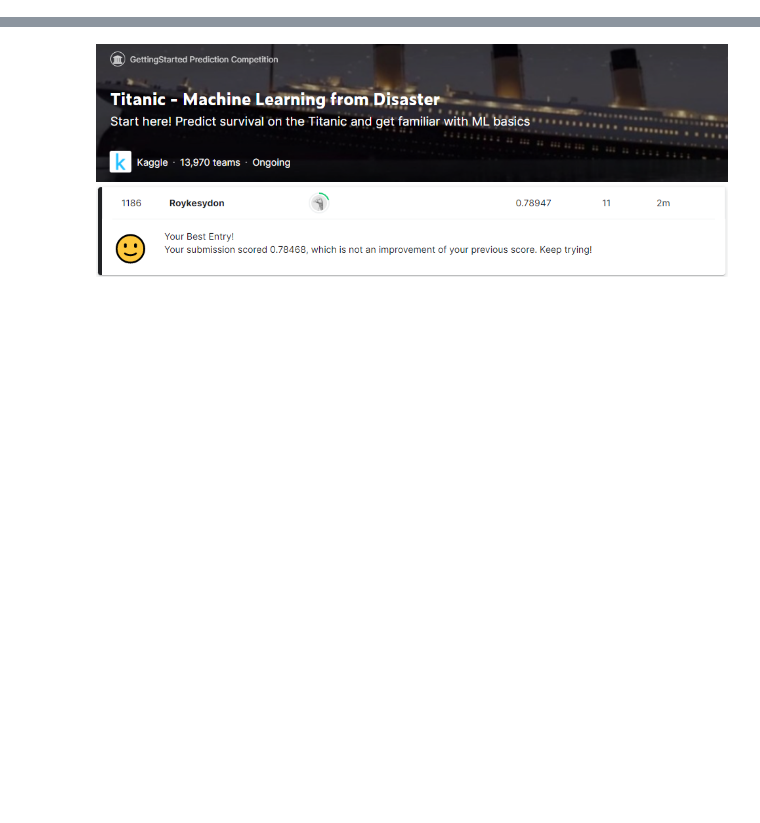
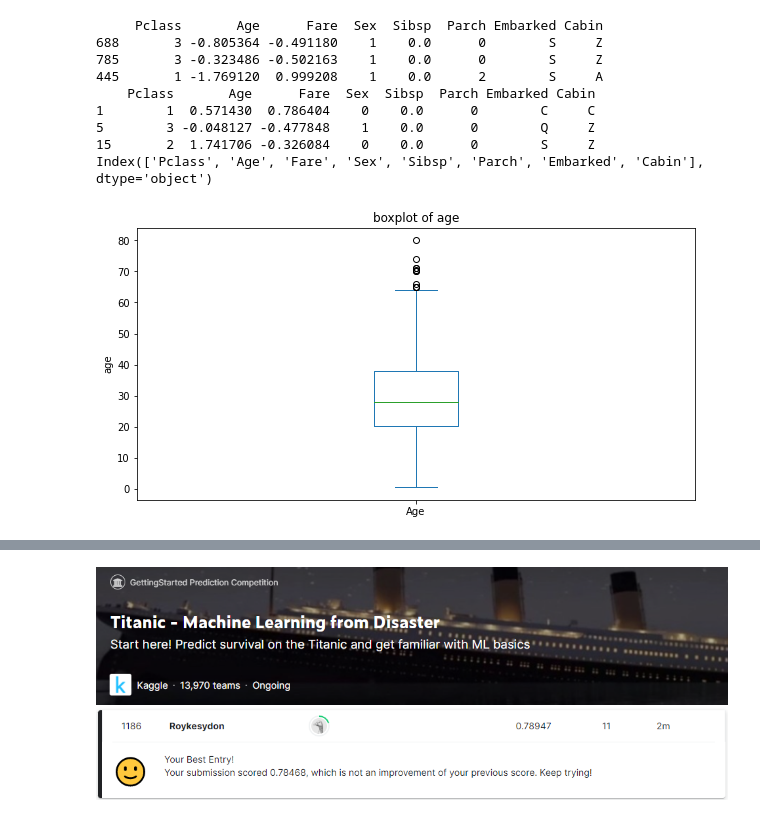
Before and after one commit to Roykesydon/Kaggle-Pratice, a Jupyter notebook: Titanic/Titanic_Machine_Learning_from_Disaster.ipynb, the cells around one changed output, grey strips where cells are left out. Cells and saved outputs as stored; diff of their text form; code cells hidden in the pictures; blank space fills up the shorter version.

```diff
--- a/Titanic/Titanic_Machine_Learning_from_Disaster.ipynb
+++ b/Titanic/Titanic_Machine_Learning_from_Disaster.ipynb
@@ -153,6 +122,43 @@ train_x = train.drop(labels=['Survived'],axis=1)
 train_y = train['Survived']
 valid_x = valid.drop(labels=['Survived'],axis=1)
 valid_y = valid['Survived']
+# %%
+train_x = data_preprocessing(train_x, mean, std)
+valid_x = data_preprocessing(valid_x, mean, std)
+
+target_encoder = TargetEncoder(
+      cols=["Parch", "Sibsp", "Embarked", "Cabin"],
+      handle_unknown="value",
+      handle_missing="value",
+).fit(train_x, train_y)
+
+train_x = target_encoder.transform(train_x)
+valid_x = target_encoder.transform(valid_x)
+
+print(train_x.columns)
+
+model_data_columns = data.columns
+
+chart = data["Age"].plot(
+    kind="box",
+    title="boxplot of age",
+    xlabel="xlabel",
+    ylabel="age",
+    legend=True,
+    figsize=(10, 5),
+)
+plt.show()
+# %% [output]
+     Pclass       Age      Fare  Sex  Sibsp  Parch Embarked Cabin
+688       3 -0.805364 -0.491180    1    0.0      0        S     Z
+785       3 -0.323486 -0.502163    1    0.0      0        S     Z
+445       1 -1.769120  0.999208    1    0.0      2        S     A
+    Pclass       Age      Fare  Sex  Sibsp  Parch Embarked Cabin
+1        1  0.571430  0.786404    0    0.0      0        C     C
+5        3 -0.048127 -0.477848    1    0.0      0        Q     Z
+15       2  1.741706 -0.326084    0    0.0      0        S     Z
+Index(['Pclass', 'Age', 'Fare', 'Sex', 'Sibsp', 'Parch', 'Embarked', 'Cabin'], dtype='object')
+[figure, added]
 # %%
 import torch
 from torch import nn
```
Also changed, not shown: parts of 10 cells of this notebook, 2 other files.
